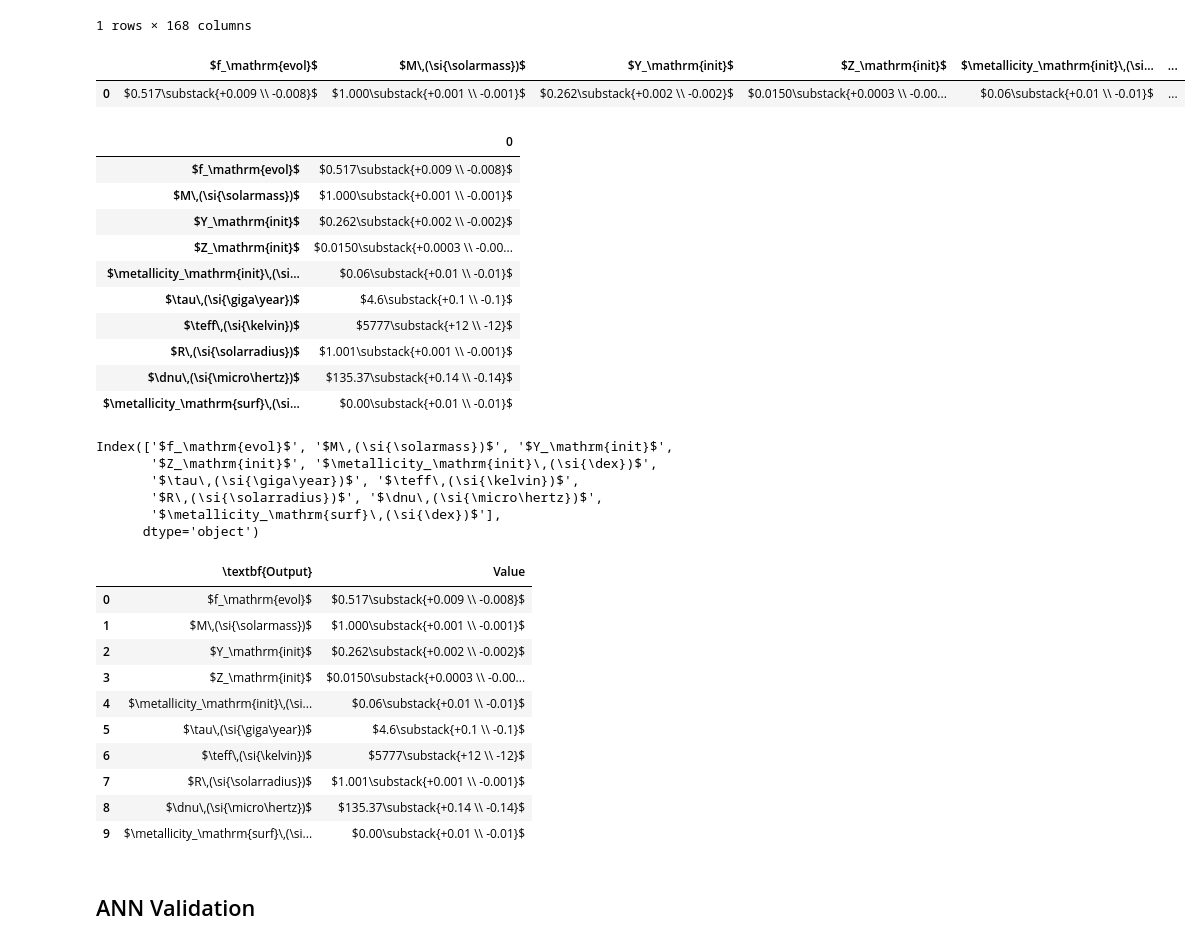
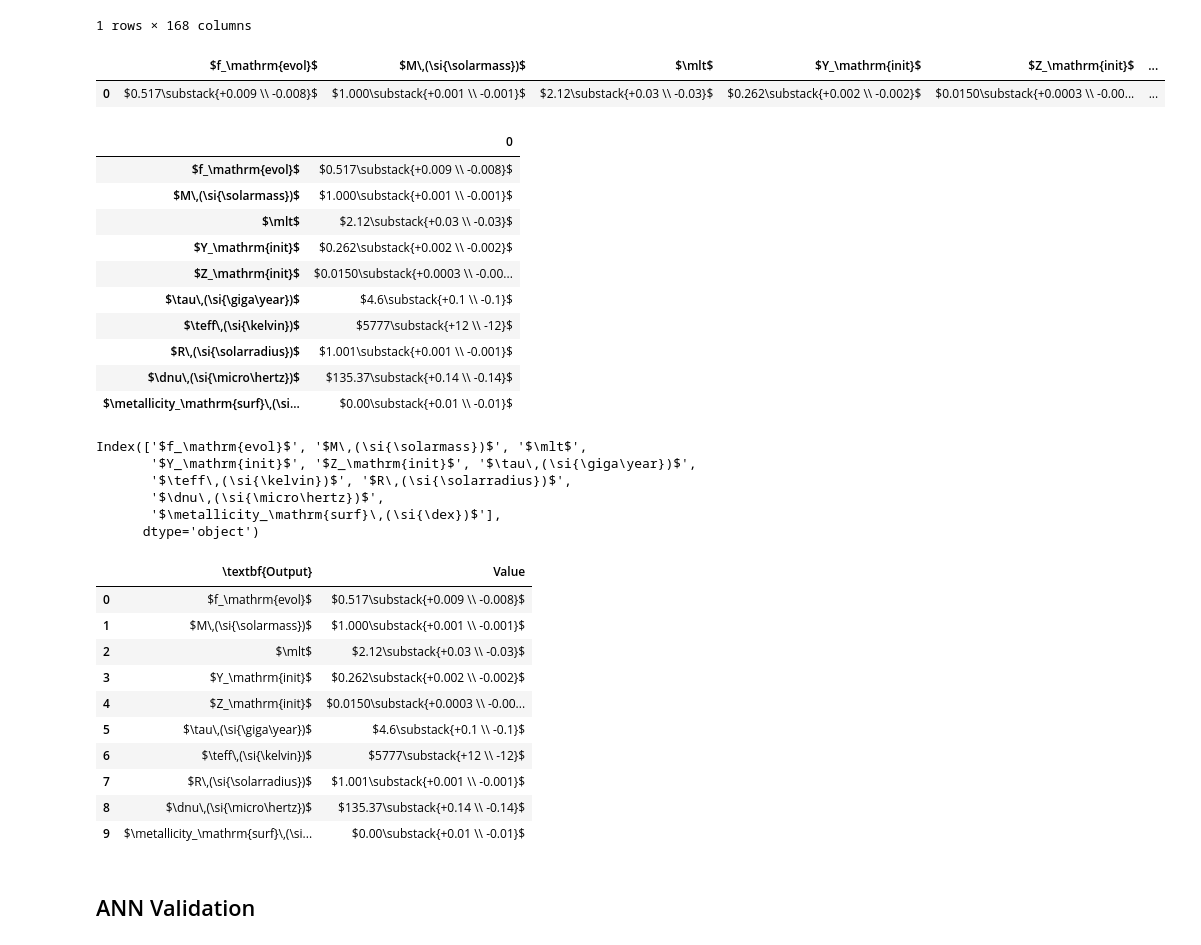
Before and after one commit to alexlyttle/hierarchically-modelling-dwarfs, a Jupyter notebook: results/make_tables.ipynb, the cells around one changed output. Saved outputs shown, nothing was run; the diff lists cells and outputs as text; code cells hidden in the pictures.

Commit message:
Updated tables

```diff
--- a/results/make_tables.ipynb
+++ b/results/make_tables.ipynb
@@ -277,22 +277,22 @@ sun_out
 # %%
 table = pd.DataFrame()
 # table[r'\textbf{Name}'] = sun_out['name']
 table[r'$f_\mathrm{evol}$'] = make_result(sun_out, 'f_evol', '.3f')
 table[r'$M\,(\si{\solarmass})$'] = make_result(sun_out, 'mass', '.3f')
-if 'mlt' in sun_out.columns:
-    table[r'$\mlt$'] = make_result(sun_out, 'mlt', '.3f')
+if 'mlt_50th' in sun_out.columns:
+    table[r'$\mlt$'] = make_result(sun_out, 'mlt', '.2f')
 table[r'$Y_\mathrm{init}$'] = make_result(sun_out, 'yi', '.3f')
 table[r'$Z_\mathrm{init}$'] = make_result(sun_out, 'zi', '.4f')
-table[r'$\metallicity_\mathrm{init}\,(\si{\dex})$'] = make_result(sun_out, 'mhi', '.2f')
+# table[r'$\metallicity_\mathrm{init}\,(\si{\dex})$'] = make_result(sun_out, 'mhi', '.2f')
 table[r'$\tau\,(\si{\giga\year})$'] = make_result(sun_out, 'age', '.1f')
 table[r'$\teff\,(\si{\kelvin})$'] = make_result(sun_out, 'teff', '.0f')
 table[r'$R\,(\si{\solarradius})$'] = make_result(sun_out, 'rad', '.3f')
 table[r'$\dnu\,(\si{\micro\hertz})$'] = make_result(sun_out, 'dnu', '.2f')
 table[r'$\metallicity_\mathrm{surf}\,(\si{\dex})$'] = make_result(sun_out, 'mhs', '.2f')
 table
 # %% [output]
-|  | $f_\mathrm{evol}$ | $M\,(\si{\solarmass})$ | $Y_\mathrm{init}$ | $Z_\mathrm{init}$ | $\metallicity_\mathrm{init}\,(\si... | ... |
-| 0 | $0.517\substack{+0.009 \\ -0.008}$ | $1.000\substack{+0.001 \\ -0.001}$ | $0.262\substack{+0.002 \\ -0.002}$ | $0.0150\substack{+0.0003 \\ -0.00... | $0.06\substack{+0.01 \\ -0.01}$ | ... |
+|  | $f_\mathrm{evol}$ | $M\,(\si{\solarmass})$ | $\mlt$ | $Y_\mathrm{init}$ | $Z_\mathrm{init}$ | ... |
+| 0 | $0.517\substack{+0.009 \\ -0.008}$ | $1.000\substack{+0.001 \\ -0.001}$ | $2.12\substack{+0.03 \\ -0.03}$ | $0.262\substack{+0.002 \\ -0.002}$ | $0.0150\substack{+0.0003 \\ -0.00... | ... |
 # %%
 table = table.T
 table
@@ -300,9 +300,9 @@ table
 |  | 0 |
 | $f_\mathrm{evol}$ | $0.517\substack{+0.009 \\ -0.008}$ |
 | $M\,(\si{\solarmass})$ | $1.000\substack{+0.001 \\ -0.001}$ |
+| $\mlt$ | $2.12\substack{+0.03 \\ -0.03}$ |
 | $Y_\mathrm{init}$ | $0.262\substack{+0.002 \\ -0.002}$ |
 | $Z_\mathrm{init}$ | $0.0150\substack{+0.0003 \\ -0.00... |
-| $\metallicity_\mathrm{init}\,(\si... | $0.06\substack{+0.01 \\ -0.01}$ |
 | $\tau\,(\si{\giga\year})$ | $4.6\substack{+0.1 \\ -0.1}$ |
 | $\teff\,(\si{\kelvin})$ | $5777\substack{+12 \\ -12}$ |
 | $R\,(\si{\solarradius})$ | $1.001\substack{+0.001 \\ -0.001}$ |
@@ -312,10 +312,10 @@ table
 table.columns = [r'Value']
 table.index
 # %% [output]
-Index(['$f_\mathrm{evol}$', '$M\,(\si{\solarmass})$', '$Y_\mathrm{init}$',
-       '$Z_\mathrm{init}$', '$\metallicity_\mathrm{init}\,(\si{\dex})$',
-       '$\tau\,(\si{\giga\year})$', '$\teff\,(\si{\kelvin})$',
-       '$R\,(\si{\solarradius})$', '$\dnu\,(\si{\micro\hertz})$',
+Index(['$f_\mathrm{evol}$', '$M\,(\si{\solarmass})$', '$\mlt$',
+       '$Y_\mathrm{init}$', '$Z_\mathrm{init}$', '$\tau\,(\si{\giga\year})$',
+       '$\teff\,(\si{\kelvin})$', '$R\,(\si{\solarradius})$',
+       '$\dnu\,(\si{\micro\hertz})$',
        '$\metallicity_\mathrm{surf}\,(\si{\dex})$'],
       dtype='object')
 # %%
@@ -327,9 +327,9 @@ table
 |  | \textbf{Output} | Value |
 | 0 | $f_\mathrm{evol}$ | $0.517\substack{+0.009 \\ -0.008}$ |
 | 1 | $M\,(\si{\solarmass})$ | $1.000\substack{+0.001 \\ -0.001}$ |
-| 2 | $Y_\mathrm{init}$ | $0.262\substack{+0.002 \\ -0.002}$ |
-| 3 | $Z_\mathrm{init}$ | $0.0150\substack{+0.0003 \\ -0.00... |
-| 4 | $\metallicity_\mathrm{init}\,(\si... | $0.06\substack{+0.01 \\ -0.01}$ |
+| 2 | $\mlt$ | $2.12\substack{+0.03 \\ -0.03}$ |
+| 3 | $Y_\mathrm{init}$ | $0.262\substack{+0.002 \\ -0.002}$ |
+| 4 | $Z_\mathrm{init}$ | $0.0150\substack{+0.0003 \\ -0.00... |
 | 5 | $\tau\,(\si{\giga\year})$ | $4.6\substack{+0.1 \\ -0.1}$ |
 | 6 | $\teff\,(\si{\kelvin})$ | $5777\substack{+12 \\ -12}$ |
 | 7 | $R\,(\si{\solarradius})$ | $1.001\substack{+0.001 \\ -0.001}$ |
```
Also changed, not shown: parts of 1 cell of this notebook, 12 other files.
